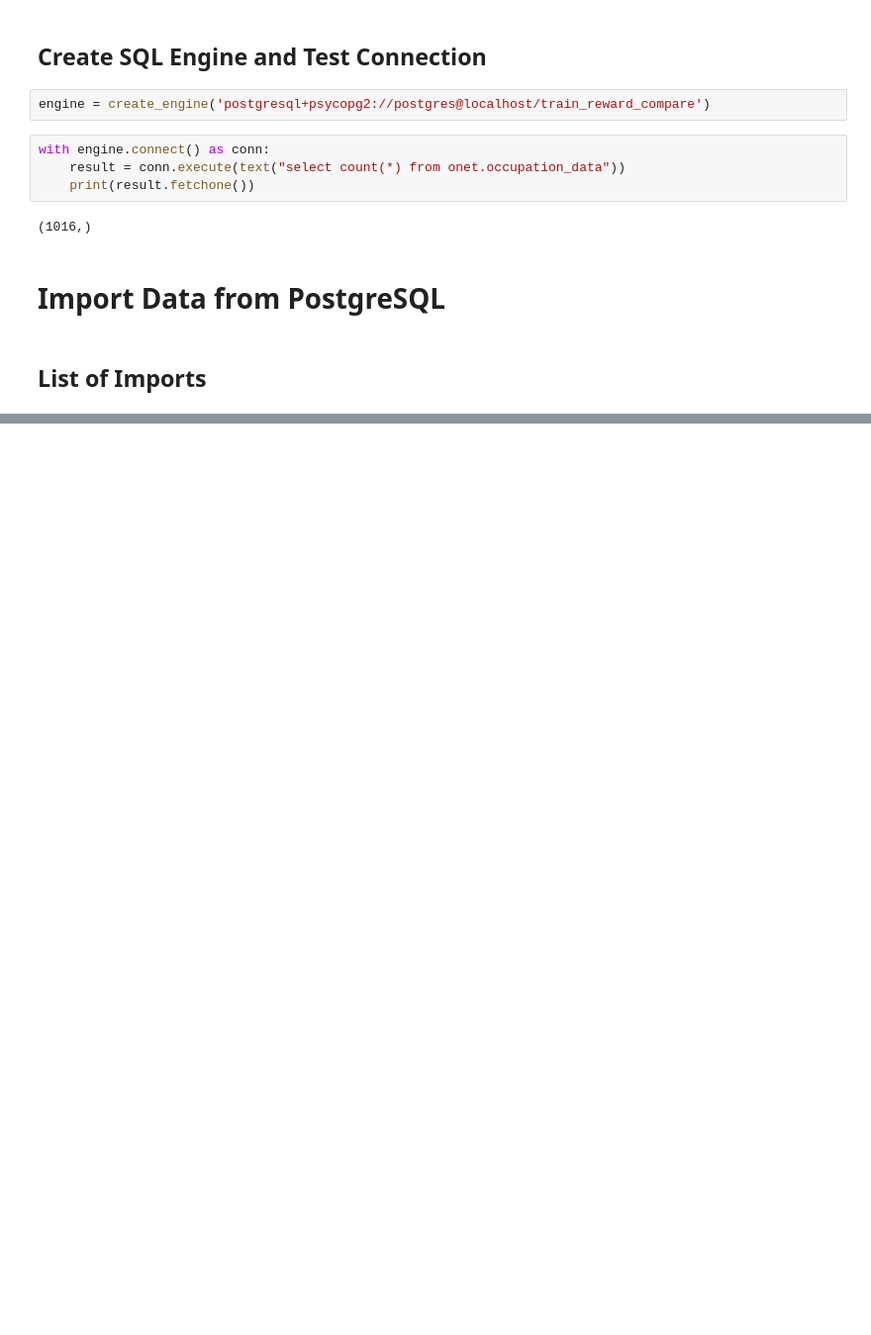
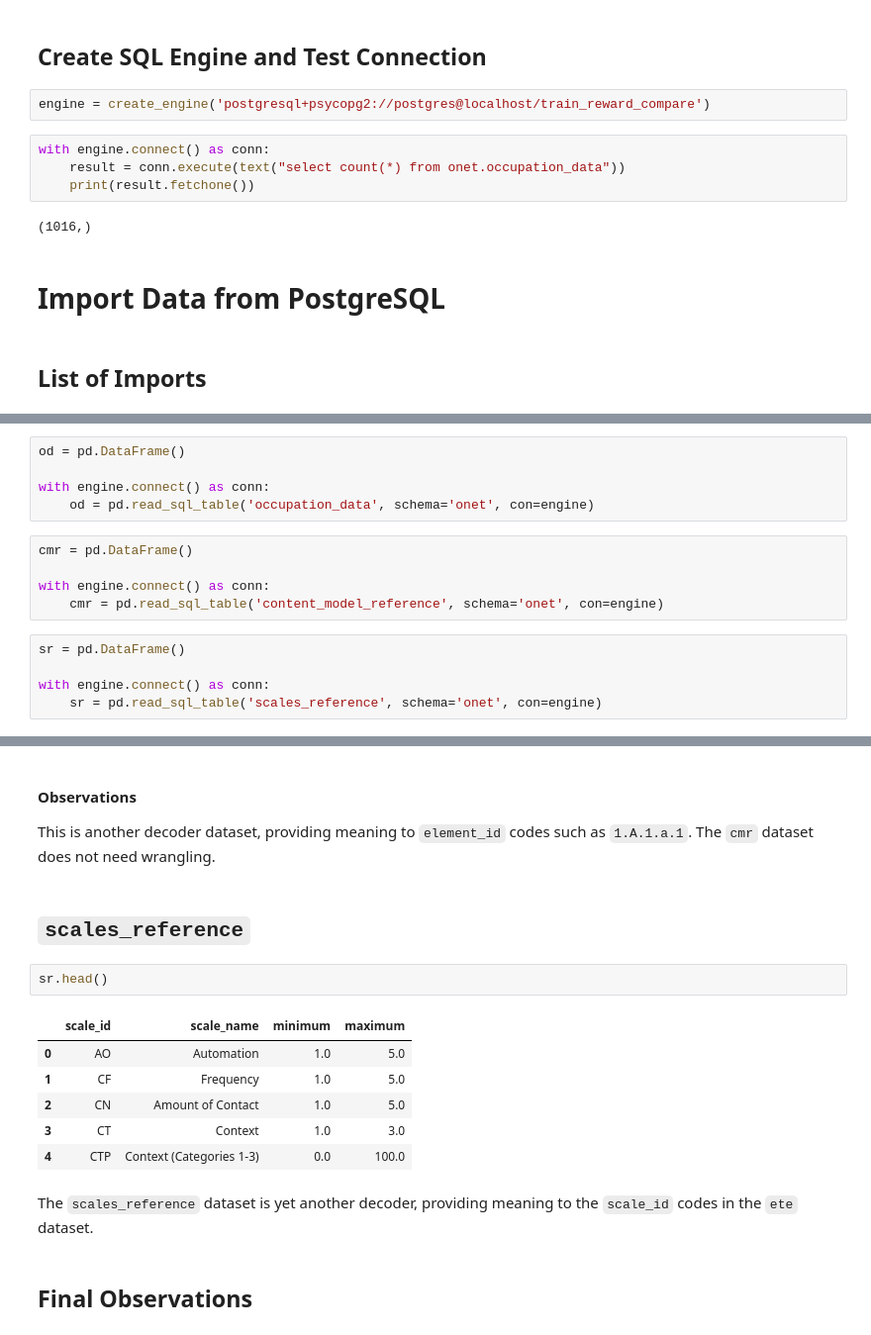
Before and after one commit to blue-santa/comparing-training-req-to-salary-exp, a Jupyter notebook: notebooks/02-data-wrangling/01-01-wrangling-onet-train-reward-compare.ipynb, the cells around one changed output, grey strips where cells are left out. Shown at 99% size. Saved outputs shown, nothing was run; the diff lists cells and outputs as text; blank space fills up the shorter version.

```diff
--- a/notebooks/02-data-wrangling/01-01-wrangling-onet-train-reward-compare.ipynb
+++ b/notebooks/02-data-wrangling/01-01-wrangling-onet-train-reward-compare.ipynb
@@ -66,0 +81,15 @@ with engine.connect() as conn:
+# %%
+od = pd.DataFrame()
+
+with engine.connect() as conn:
+    od = pd.read_sql_table('occupation_data', schema='onet', con=engine)
+# %%
+cmr = pd.DataFrame()
+
+with engine.connect() as conn:
+    cmr = pd.read_sql_table('content_model_reference', schema='onet', con=engine)
+# %%
+sr = pd.DataFrame()
+
+with engine.connect() as conn:
+    sr = pd.read_sql_table('scales_reference', schema='onet', con=engine)
@@ -66,0 +561,19 @@ with engine.connect() as conn:
+# %% [markdown]
+#### Observations
+
+This is another decoder dataset, providing meaning to `element_id` codes such as `1.A.1.a.1`. The `cmr` dataset does not need wrangling.
+# %% [markdown]
+## `scales_reference`
+# %%
+sr.head()
+# %% [output]
+|  | scale_id | scale_name | minimum | maximum |
+| 0 | AO | Automation | 1.0 | 5.0 |
+| 1 | CF | Frequency | 1.0 | 5.0 |
+| 2 | CN | Amount of Contact | 1.0 | 5.0 |
+| 3 | CT | Context | 1.0 | 3.0 |
+| 4 | CTP | Context (Categories 1-3) | 0.0 | 100.0 |
+# %% [markdown]
+The `scales_reference` dataset is yet another decoder, providing meaning to the `scale_id` codes in the `ete` dataset.
+# %% [markdown]
+## Final Observations
```
Also changed, not shown: parts of 75 cells of this notebook.
